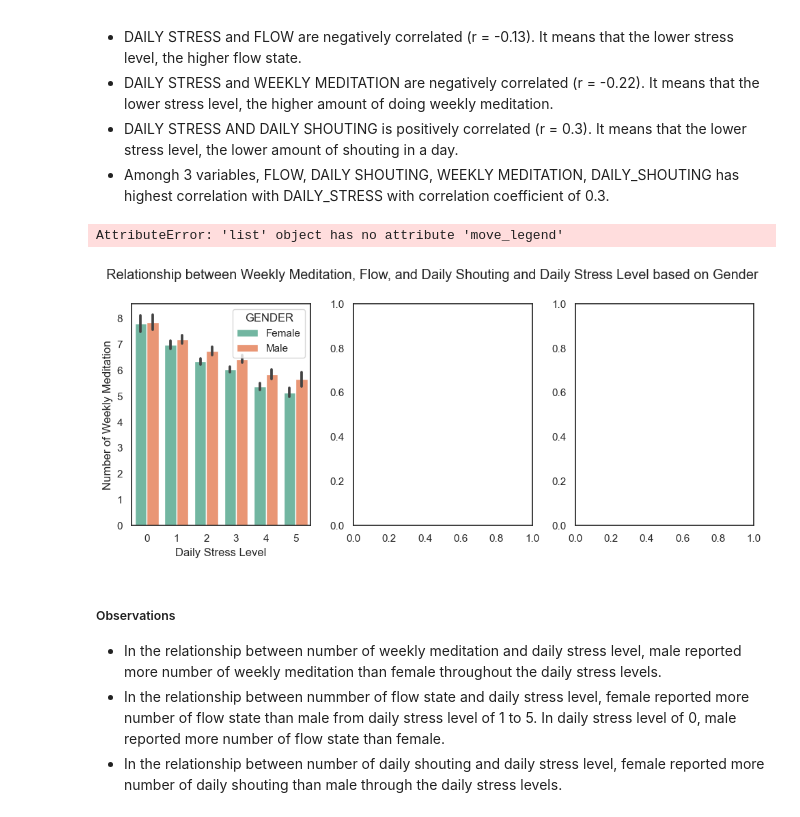
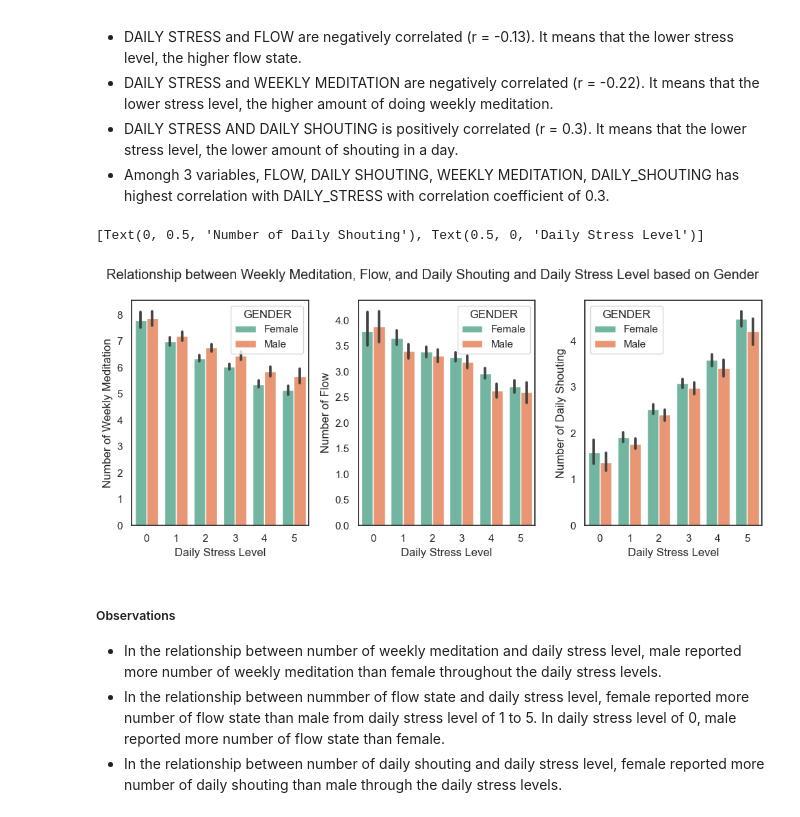
Before and after one commit to ubco-W2022T2-data301/project-group-group06, a Jupyter notebook: analysis/analysis1.ipynb, the cells around one changed output. Saved outputs shown, nothing was run; the diff lists cells and outputs as text; code cells hidden in the pictures.

```diff
--- a/analysis/analysis1.ipynb
+++ b/analysis/analysis1.ipynb
@@ -241,16 +241,16 @@ Text(0.5, 0.98, 'Correlation Matrix between all variables')
 # %%
 # Create bar graph to see average IVs in each DV value (0, 1, 2, 3, 4, 5) based on gender
 sns.set_theme(style = "white", palette = "Set2")
 plt.rcParams["figure.figsize"] = [10.00, 4.50]
 plt.rcParams["figure.autolayout"] = True
 fig, axes = plt.subplots(1, 3)
 fig.suptitle("Relationship between Weekly Meditation, Flow, and Daily Shouting and Daily Stress Level based on Gender")
-sns.barplot(data = data, y = "WEEKLY_MEDITATION", x = "DAILY_STRESS", ax=axes[0], hue = "GENDER").set(ylabel = "Number of Weekly Meditation", xlabel = "Daily Stress Level").move_legend("upper left", bbox_to_anchor=(1, 1))
+sns.barplot(data = data, y = "WEEKLY_MEDITATION", x = "DAILY_STRESS", ax=axes[0], hue = "GENDER").set(ylabel = "Number of Weekly Meditation", xlabel = "Daily Stress Level")
 sns.barplot(data = data, y = "FLOW", x = "DAILY_STRESS", ax=axes[1], hue = "GENDER").set(ylabel = "Number of Flow", xlabel = "Daily Stress Level")
 sns.barplot(data = data, y = "DAILY_SHOUTING", x = "DAILY_STRESS", ax=axes[2], hue = "GENDER").set(ylabel = "Number of Daily Shouting", xlabel = "Daily Stress Level")
 # %% [output]
-AttributeError: 'list' object has no attribute 'move_legend'
+[Text(0, 0.5, 'Number of Daily Shouting'), Text(0.5, 0, 'Daily Stress Level')]
-[figure, old version]
+[figure, new version]
 # %% [markdown]
 ##### Observations
 * In the relationship between number of weekly meditation and daily stress level, male reported more number of weekly meditation than female throughout the daily stress levels.
```
Also changed, not shown: parts of 1 cell of this notebook.
